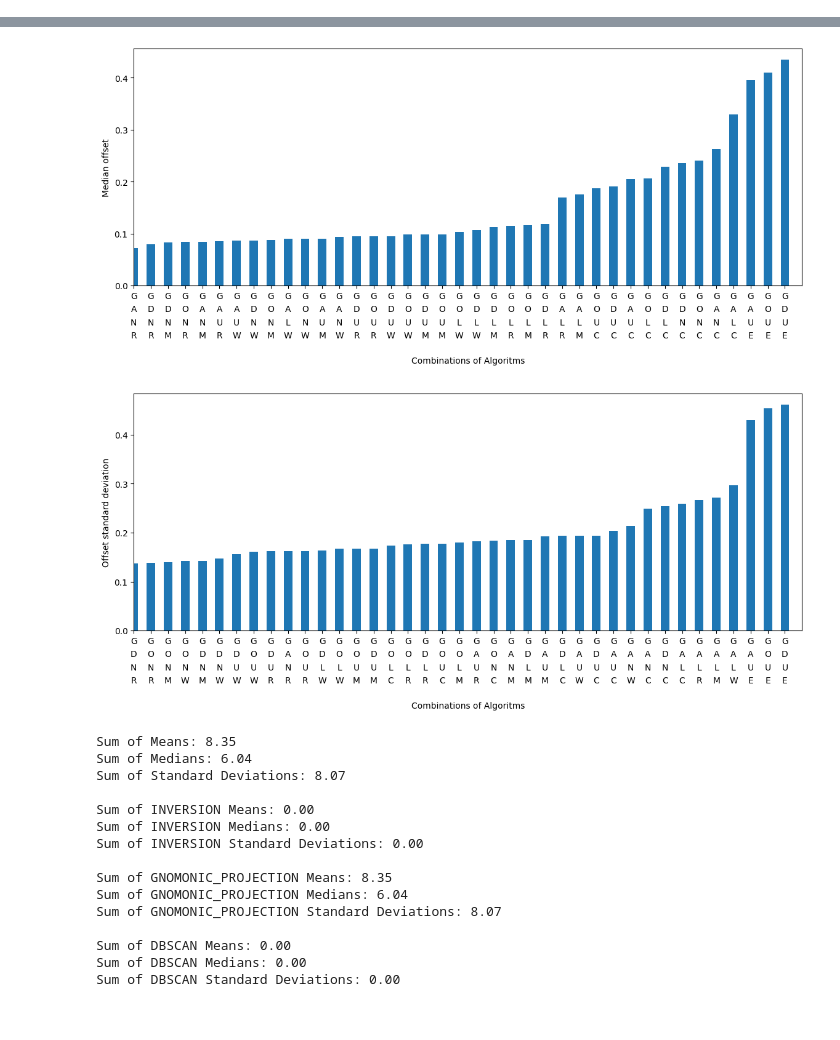
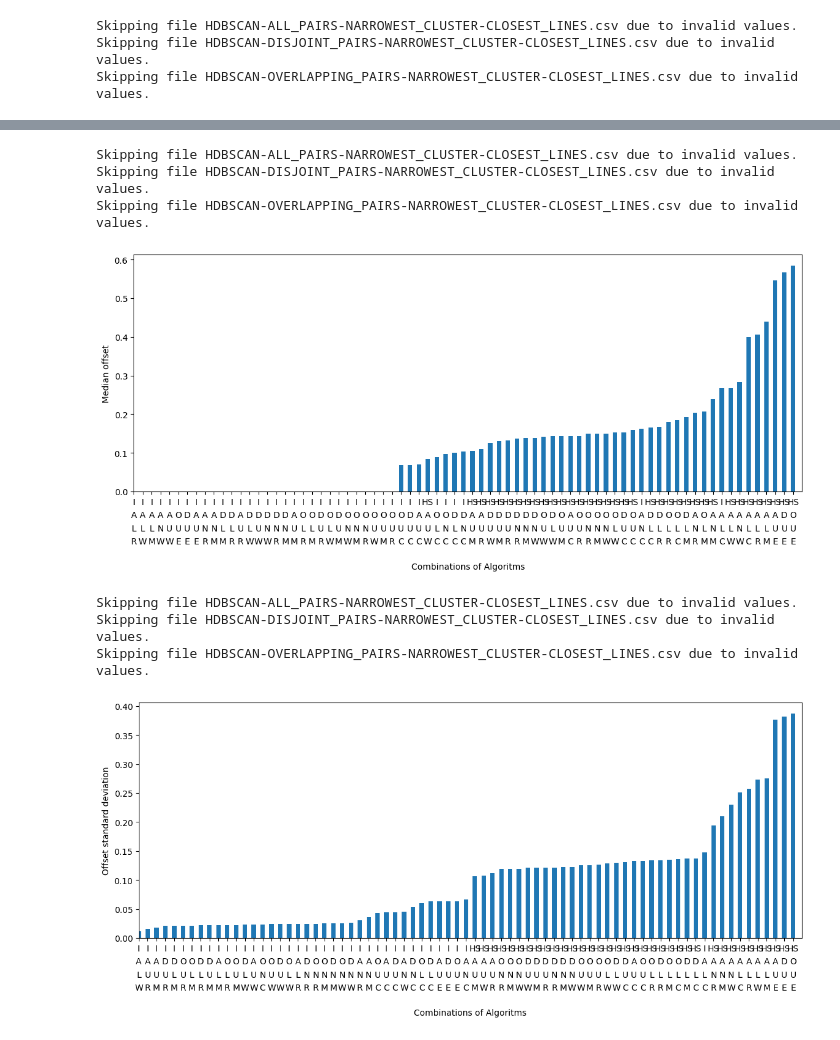
Before and after one commit to AlexLenitschek/ILDARSrevised, a Jupyter notebook: Offset_Plotter.ipynb, the cells around one changed output, grey strips where cells are left out. Saved outputs shown, nothing was run; the diff lists cells and outputs as text; code cells hidden in the pictures.

```diff
--- a/Offset_Plotter.ipynb
+++ b/Offset_Plotter.ipynb
@@ -1,21 +1,22 @@
 # %%
 def shorten_names(algorithms_str):
-  return algorithms_str \
-    .replace("INVERSION","I\n\n") \
-    .replace("GNOMONIC_PROJECTION","G\n\n") \
-    .replace("DBSCAN","S\n\n") \
-    .replace("ALL_PAIRS","A\n\n") \
-    .replace("DISJOINT_PAIRS","D\n\n") \
-    .replace("OVERLAPPING_PAIRS","O\n\n") \
-    .replace("LARGEST_REFLECTION_CLUSTER","L\n\n") \
-    .replace("NARROWEST_CLUSTER","N\n\n") \
-    .replace("UNWEIGHTED_AVERAGE","U\n\n") \
-    .replace("CLOSEST_LINES_EXTENDED","E\n\n") \
-    .replace("CLOSEST_LINES","C\n\n") \
-    .replace("MAP_TO_NORMAL_VECTOR","M\n\n") \
-    .replace("REFLECTION_GEOMETRY","R\n\n") \
-    .replace("WALL_DIRECTION","W\n\n") \
-    .replace("-","")
+    return algorithms_str \
+        .replace("INVERSION","I\n\n") \
+        .replace("GNOMONIC_PROJECTION","G\n\n") \
+        .replace("DBSCAN","S\n\n") \
+        .replace("HDBSCAN","H\n\n") \
+        .replace("ALL_PAIRS","A\n\n") \
+        .replace("DISJOINT_PAIRS","D\n\n") \
+        .replace("OVERLAPPING_PAIRS","O\n\n") \
+        .replace("LARGEST_REFLECTION_CLUSTER","L\n\n") \
+        .replace("NARROWEST_CLUSTER","N\n\n") \
+        .replace("UNWEIGHTED_AVERAGE","U\n\n") \
+        .replace("CLOSEST_LINES_EXTENDED","E\n\n") \
+        .replace("CLOSEST_LINES","C\n\n") \
+        .replace("MAP_TO_NORMAL_VECTOR","M\n\n") \
+        .replace("REFLECTION_GEOMETRY","R\n\n") \
+        .replace("WALL_DIRECTION","W\n\n") \
+        .replace("-","")
 
 
 # def sort_csv_files(folder_path, column_index, key):
@@ -34,7 +35,8 @@ def shorten_names(algorithms_str):
 #     sorted_files.sort(key=lambda item: item[1])
 
 #     return sorted_files
-
+import os
+import csv
 def sort_csv_files(folder_path, column_index, key_function):
     sorted_files = []
 
@@ -73,7 +75,7 @@ from tabulate import tabulate
 
 # To generate Plots for different simulation runs, change folder name here.
 # Folder must be located in .../ILDARSrevised/results/
-folder_name = '100pyramidroom_GP12noErrorinitDeepcopy_07-03'
+folder_name = '100pyramidroom_INVandHDBmin_c5_07-10'
 
 
 def calculate_sums(sorted_files):
@@ -143,7 +145,7 @@ sum_of_medians = calculate_sums(sorted_by_median)
 sum_of_std_devs = calculate_sums(sorted_by_std_dev)
 
 # Calculate and print sums for the specific algorithms (I, G, S)
-algorithm_letters = ['INVERSION', 'GNOMONIC_PROJECTION', 'DBSCAN']
+algorithm_letters = ['INVERSION', 'GNOMONIC_PROJECTION', 'DBSCAN', 'HDBSCAN']
 
 print(f"Sum of Means: {sum_of_means:.2f}")
 print(f"Sum of Medians: {sum_of_medians:.2f}")
@@ -176,3 +178,6 @@ for letter in algorithm_letters:
         f.write(f"Sum of {letter} Medians: {sum_of_medians_specific:.2f}\n")
         f.write(f"Sum of {letter} Standard Deviations: {sum_of_std_devs_specific:.2f}\n")
 # %% [output]
+Skipping file HDBSCAN-ALL_PAIRS-NARROWEST_CLUSTER-CLOSEST_LINES.csv due to invalid values.
+Skipping file HDBSCAN-DISJOINT_PAIRS-NARROWEST_CLUSTER-CLOSEST_LINES.csv due to invalid values.
+Skipping file HDBSCAN-OVERLAPPING_PAIRS-NARROWEST_CLUSTER-CLOSEST_LINES.csv due to invalid values.
@@ -180,17 +185,8 @@ for letter in algorithm_letters:
+Skipping file HDBSCAN-ALL_PAIRS-NARROWEST_CLUSTER-CLOSEST_LINES.csv due to invalid values.
+Skipping file HDBSCAN-DISJOINT_PAIRS-NARROWEST_CLUSTER-CLOSEST_LINES.csv due to invalid values.
+Skipping file HDBSCAN-OVERLAPPING_PAIRS-NARROWEST_CLUSTER-CLOSEST_LINES.csv due to invalid values.
-[figure, old version]
+[figure, new version]
+Skipping file HDBSCAN-ALL_PAIRS-NARROWEST_CLUSTER-CLOSEST_LINES.csv due to invalid values.
+Skipping file HDBSCAN-DISJOINT_PAIRS-NARROWEST_CLUSTER-CLOSEST_LINES.csv due to invalid values.
+Skipping file HDBSCAN-OVERLAPPING_PAIRS-NARROWEST_CLUSTER-CLOSEST_LINES.csv due to invalid values.
-[figure, old version]
+[figure, new version]
-Sum of Means: 8.35
-Sum of Medians: 6.04
-Sum of Standard Deviations: 8.07
-
-Sum of INVERSION Means: 0.00
-Sum of INVERSION Medians: 0.00
-Sum of INVERSION Standard Deviations: 0.00
-
-Sum of GNOMONIC_PROJECTION Means: 8.35
-Sum of GNOMONIC_PROJECTION Medians: 6.04
-Sum of GNOMONIC_PROJECTION Standard Deviations: 8.07
-
-Sum of DBSCAN Means: 0.00
-Sum of DBSCAN Medians: 0.00
-Sum of DBSCAN Standard Deviations: 0.00
```
Also changed, not shown: parts of 2 cells of this notebook, 5 other files.
